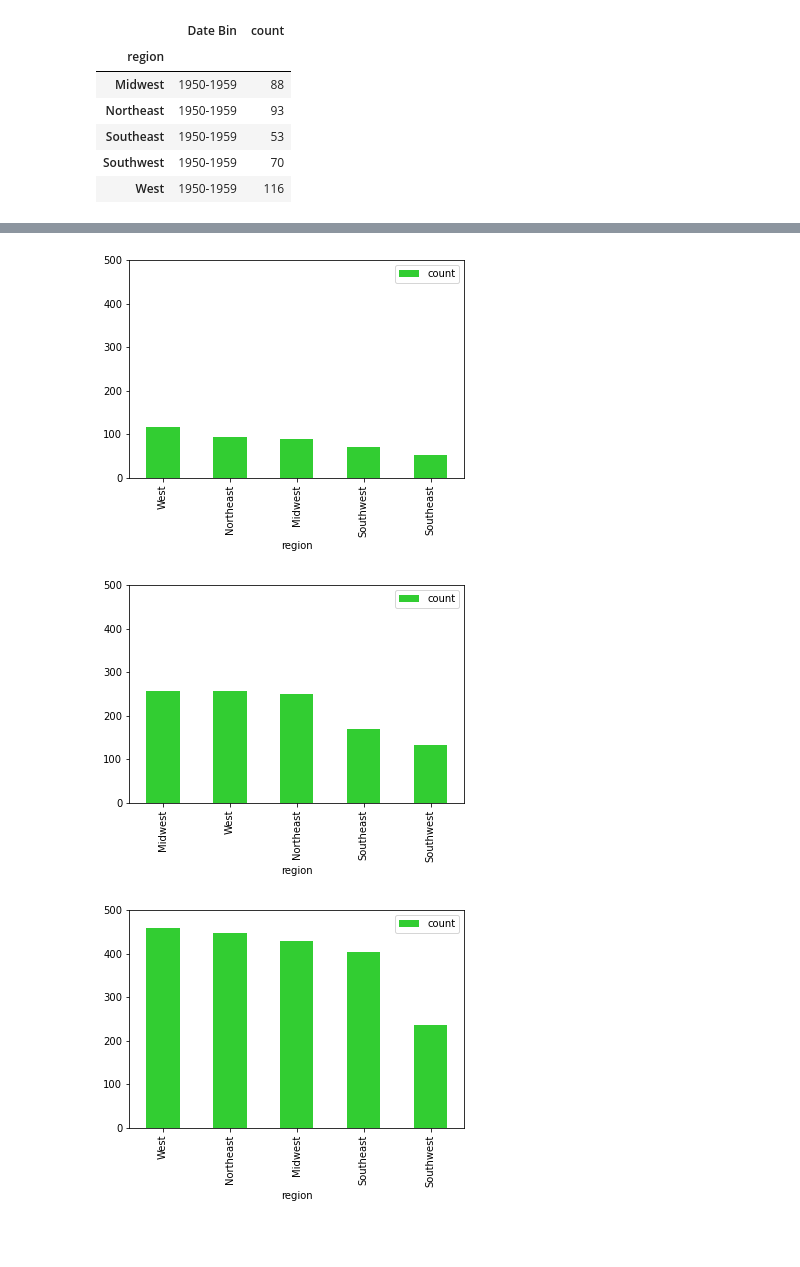
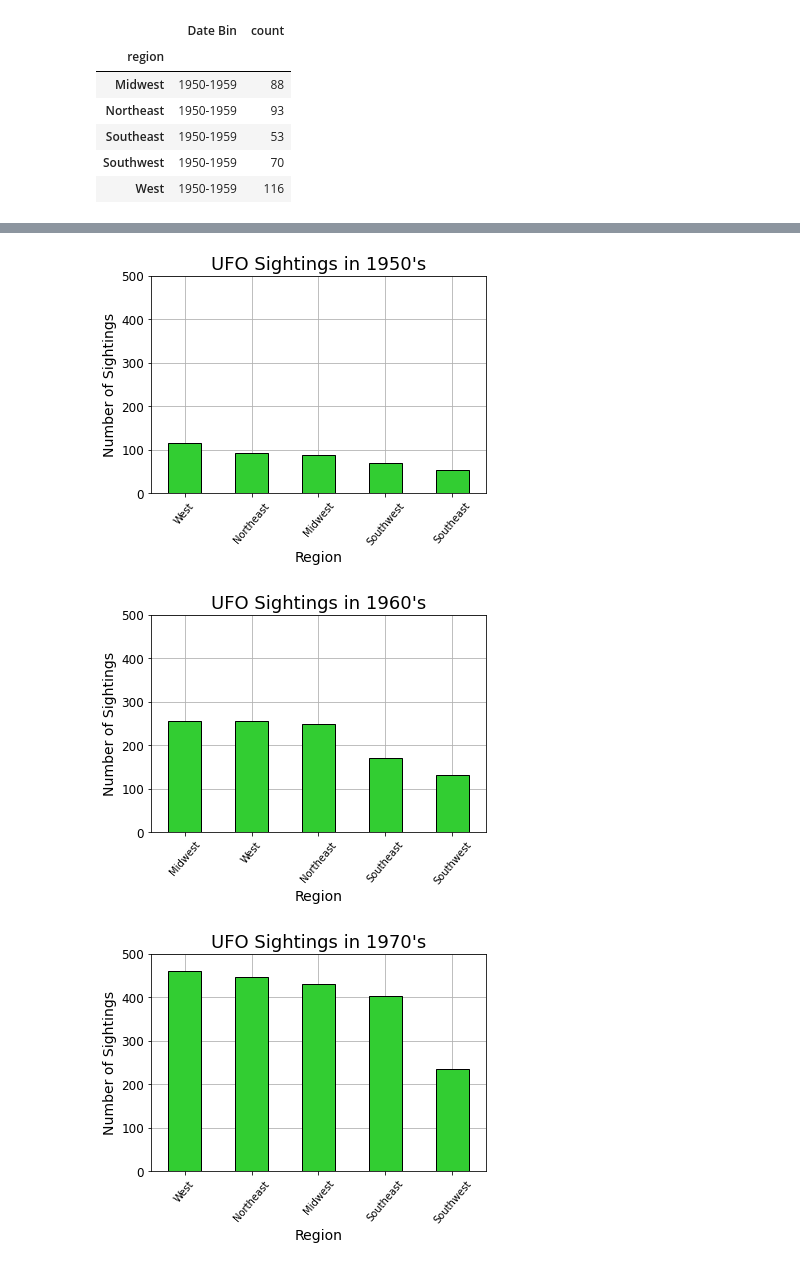
Before and after one commit to pha-drus/Project-1, a Jupyter notebook: Belle's UFO Branch.ipynb, the cells around one changed output, grey strips where cells are left out. Cells and saved outputs as stored; diff of their text form; code cells hidden in the pictures; blank space fills up the shorter version.

```diff
--- a/Belle's UFO Branch.ipynb
+++ b/Belle's UFO Branch.ipynb
@@ -46,10 +55,10 @@ ufo_df2.head()
 | 3 | 5/7/2014 | 21:10 | naugatuck | ct | us | unknown | 300 | 5 minutes | ... |
 | 4 | 5/7/2014 | 21:00 | theodore | al | us | circle | 120 | few minutes | ... |
 # %%
-ufo_df2['datetime64'] = pd.to_datetime(ufo_df2.date, infer_datetime_format = True)
-display(ufo_df2.head())
+ufo_df['datetime64'] = pd.to_datetime(ufo_df.date, infer_datetime_format = True)
+display(ufo_df.head())
 
-ufo_df2.sort_values(by=['datetime64'])
+ufo_df.sort_values(by=['datetime64'])
 # %% [output]
 |  | date | time | city | state | country | shape | duration (seconds) | duration (hours/min) | ... |
 | 0 | 5/8/2014 | 0:00 | memphis | tn | us | rectangle | 900 | 15 minutes | ... |
@@ -73,15 +82,15 @@ ufo_df2.sort_values(by=['datetime64'])
 # %%
 #convert 'duration' column from object to float64
 
-ufo_df2.rename(columns = {'duration (seconds)':'duration_sec'}, inplace = True)
+ufo_df.rename(columns = {'duration (seconds)':'duration_sec'}, inplace = True)
 
-ufo_df2["duration_sec"] = pd.to_numeric(ufo_df2.duration_sec, errors='coerce')
+ufo_df["duration_sec"] = pd.to_numeric(ufo_df.duration_sec, errors='coerce')
 
-ufo_df2['year'] = pd.DatetimeIndex(ufo_df2['datetime64']).year
-ufo_df2['month'] = pd.DatetimeIndex(ufo_df2['datetime64']).month
-ufo_df2['day'] = pd.DatetimeIndex(ufo_df2['datetime64']).day
-ufo_df2['weekday'] = pd.DatetimeIndex(ufo_df2['datetime64']).day_name()
-ufo_df2.head()
+ufo_df['year'] = pd.DatetimeIndex(ufo_df['datetime64']).year
+ufo_df['month'] = pd.DatetimeIndex(ufo_df['datetime64']).month
+ufo_df['day'] = pd.DatetimeIndex(ufo_df['datetime64']).day
+ufo_df['weekday'] = pd.DatetimeIndex(ufo_df['datetime64']).day_name()
+ufo_df.head()
 # %% [output]
 |  | date | time | city | state | country | shape | duration_sec | duration (hours/min) | comments | ... |
 | 0 | 5/8/2014 | 0:00 | memphis | tn | us | rectangle | 900.0 | 15 minutes | Standing at my window around 0:00... | ... |
@@ -177,9 +207,9 @@ bins = [1940, 1959, 1969, 1979, 1989, 1999, 2009, 2015]
 
 labels = ['1950-1959', '1960-1969', '1970-1979', '1980-1989','1990-1999','2000-2009','2010-2015']
 
-ufo_df2['Date Bin'] = pd.cut(ufo_df2.year, bins, labels=labels, right=False)
+ufo_df['Date Bin'] = pd.cut(ufo_df.year, bins, labels=labels, right=False)
 
-date_shape = ufo_df2.groupby(['Date Bin']).size().reset_index(name='count')
+date_shape = ufo_df.groupby(['Date Bin']).size().reset_index(name='count')
 date_shape
 # %% [output]
 |  | Date Bin | count |
@@ -218,12 +236,12 @@ plt.show()
 # %%
-bins = [1940, 1959, 1969, 1979, 1989, 1999, 2009, 2015]
+bins = [1940, 1959, 1969, 1979, 1989, 1999, 2010]
 
 
-labels = ['1950-1959','1960-1969','1970-1979','1980-1989','1990-1999','2000-2009','2010-2015']
+labels = ['1950-1959','1960-1969','1970-1979','1980-1989','1990-1999','2000-2010']
 
-ufo_df['Date Bin'] = pd.cut(ufo_df2.datetime64.dt.year, bins, labels=labels, right=False)
+ufo_df['Date Bin'] = pd.cut(ufo_df.datetime64.dt.year, bins, labels=labels, right=False)
 
-date_region = ufo_df2.groupby(['Date Bin','region']).size().reset_index(name='count').set_index('region')
+date_region = ufo_df.groupby(['Date Bin','region']).size().reset_index(name='count').set_index('region')
 date_region.head()
 # %% [output]
 |  | Date Bin | count |
@@ -236,27 +269,42 @@ date_region.head()
 # %%
 fifty_df = date_region.loc[date_region['Date Bin'] == '1950-1959'].sort_values(by = ['count'], ascending = False)
-fifty_df.plot(kind = "bar",color="limegreen")
+fifty_df.plot(kind = "bar",color="limegreen",zorder=5,grid=True,legend=False,edgecolor="black")
+plt.xticks(size=10, rotation=50)
+plt.yticks(size=12)
+plt.ylabel("Number of Sightings", size=14)
+plt.xlabel("Region", size=14)
+plt.title("UFO Sightings in 1950's", size=18)
 axes = plt.gca()
 axes.set_ylim([0,500])
 plt.savefig("Images/1950img.png")
 # %% [output]
-[figure, old version]
+[figure, new version]
 # %%
 sixty_df = date_region.loc[date_region['Date Bin'] == '1960-1969'].sort_values(by = ['count'], ascending = False)
-sixty_df.plot(kind = "bar",color="limegreen")
+sixty_df.plot(kind = "bar",color="limegreen",zorder=5,grid=True,legend=False,edgecolor="black")
+plt.xticks(size=10, rotation=50)
+plt.yticks(size=12)
+plt.ylabel("Number of Sightings", size=14)
+plt.xlabel("Region", size=14)
+plt.title("UFO Sightings in 1960's", size=18)
 axes = plt.gca()
 axes.set_ylim([0,500])
 plt.savefig("Images/1960img.png")
 # %% [output]
-[figure, old version]
+[figure, new version]
 # %%
 seventy_df = date_region.loc[date_region['Date Bin'] == '1970-1979'].sort_values(by = ['count'], ascending = False)
-seventy_df.plot(kind = "bar",color="limegreen")
+seventy_df.plot(kind = "bar",color="limegreen",zorder=5,grid=True,legend=False,edgecolor="black")
+plt.xticks(size=10, rotation=50)
+plt.yticks(size=12)
+plt.ylabel("Number of Sightings", size=14)
+plt.xlabel("Region", size=14)
+plt.title("UFO Sightings in 1970's", size=18)
 axes = plt.gca()
 axes.set_ylim([0,500])
 
 plt.savefig("Images/1970img.png")
 # %% [output]
-[figure, old version]
+[figure, new version]
 # %%
 eighty_df = date_region.loc[date_region['Date Bin'] == '1980-1989'].sort_values(by = ['count'], ascending = False)
```
Also changed, not shown: parts of 29 cells of this notebook, 10 other files.
